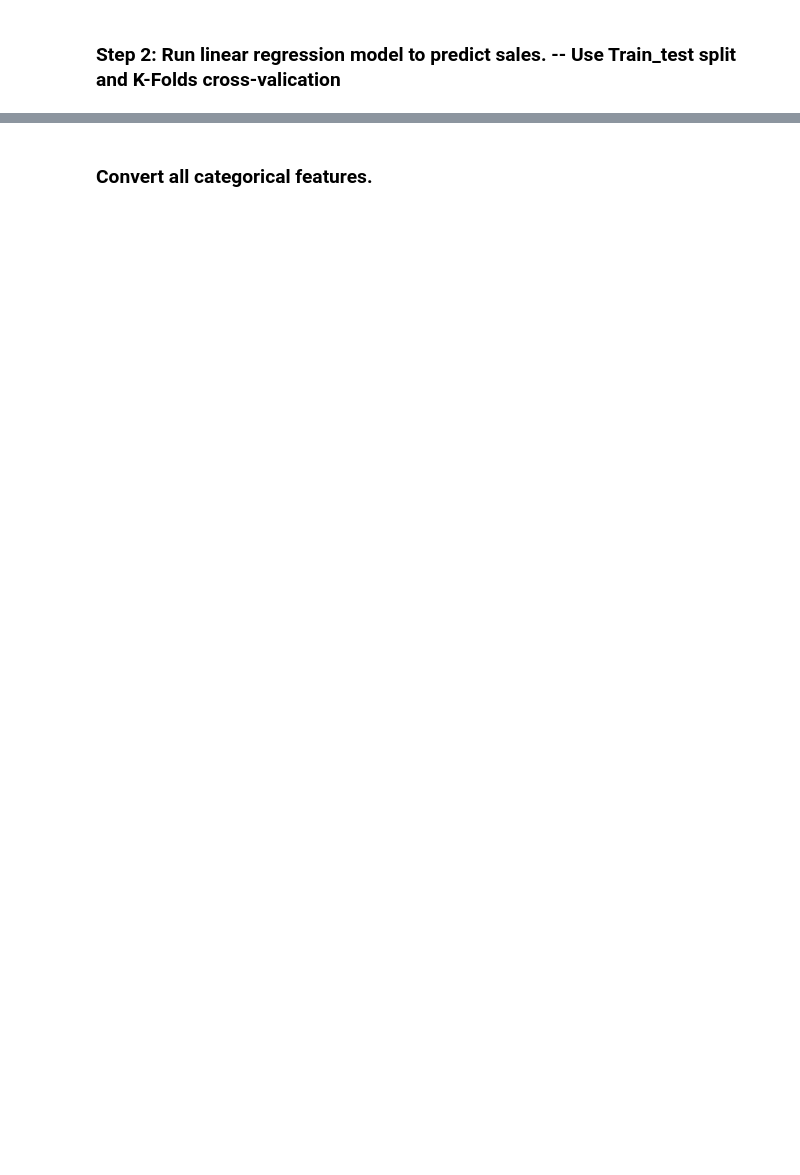
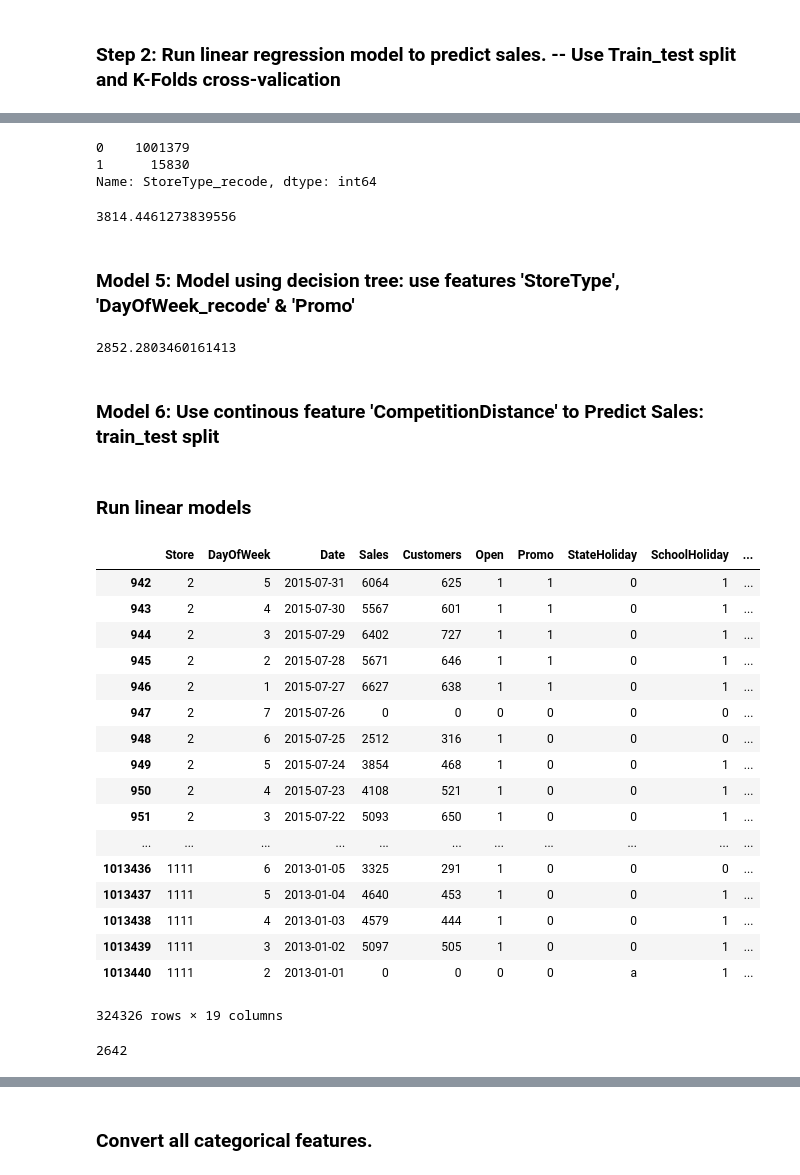
Before and after one commit to sososummer88/Rossmann-Store-Sale---Kaggle-Competition, a Jupyter notebook: Capstone Project - Fang Hong.ipynb, the cells around one changed output, grey strips where cells are left out. Cells and saved outputs as stored; diff of their text form; code cells hidden in the pictures; blank space fills up the shorter version.

Commit message:
Added models with categorical features

```diff
--- a/Capstone Project - Fang Hong.ipynb
+++ b/Capstone Project - Fang Hong.ipynb
@@ -230,0 +308,5 @@ test_store.head(5)
+# %%
+# Encode DayofWeek: 1-6=0, 7=1
+train_store['DayOfWeek_recode']=train_store.DayOfWeek.map(lambda x:1 if x==7 else 0)
+train_store['DayOfWeek_recode'].value_counts()
+#{'1':0, '2':0, '3':0, '4':0, '5':0, '6':0, '7':1}
@@ -230,0 +365,74 @@ test_store.head(5)
+# %%
+# Encode StoreType: 1 for type a, b, c,; 0 for type d
+train_store['StoreType_recode']=train_store.StoreType.map(lambda x:1 if x=='b' else 0)
+train_store['StoreType_recode'].value_counts()
+# %% [output]
+0    1001379
+1      15830
+Name: StoreType_recode, dtype: int64
+# %%
+# select x and y
+feature_cols=['StoreType_recode']
+X=train_store[feature_cols]
+y=train_store.Sales
+
+#Instantiate a DecisionTreeRegressor (with randome_state)
+treereg=DecisionTreeRegressor(random_state=1)
+scores=cross_val_score(treereg, X, y, scoring='neg_mean_squared_error')
+np.mean(np.sqrt(-scores))
+# %% [output]
+3814.4461273839556
+# %% [markdown]
+### Model 5: Model using decision tree: use features 'StoreType', 'DayOfWeek_recode'  & 'Promo'
+# %%
+# select x and y
+feature_cols=['StoreType_recode','Promo', 'DayOfWeek_recode' ]
+X=train_store[feature_cols]
+y=train_store.Sales
+
+#Instantiate a DecisionTreeRegressor (with randome_state)
+treereg=DecisionTreeRegressor(random_state=1)
+scores=cross_val_score(treereg, X, y, scoring='neg_mean_squared_error')
+np.mean(np.sqrt(-scores))
+# %% [output]
+2852.2803460161413
+# %% [markdown]
+### Model 6: Use continous feature 'CompetitionDistance' to Predict Sales: train_test split
+# %% [markdown]
+### Run linear models
+# %%
+from sklearn.model_selection import train_test_split
+from sklearn.linear_model import LinearRegression
+lr=LinearRegression()
+train_store.dropna()
+# Run models with different features
+#feature_cols=['CompetitionDistance']
+#X=train_store[feature_cols]
+#y=train_store.Sales
+
+#X_train, X_test, y_train, y_test=train_test_split(X, y)
+#lr.fit(X_train, y_train)
+#list(zip(feature_cols, lr.coef_))
+# %% [output]
+|  | Store | DayOfWeek | Date | Sales | Customers | Open | Promo | StateHoliday | SchoolHoliday | ... |
+| 942 | 2 | 5 | 2015-07-31 | 6064 | 625 | 1 | 1 | 0 | 1 | ... |
+| 943 | 2 | 4 | 2015-07-30 | 5567 | 601 | 1 | 1 | 0 | 1 | ... |
+| 944 | 2 | 3 | 2015-07-29 | 6402 | 727 | 1 | 1 | 0 | 1 | ... |
+| 945 | 2 | 2 | 2015-07-28 | 5671 | 646 | 1 | 1 | 0 | 1 | ... |
+| 946 | 2 | 1 | 2015-07-27 | 6627 | 638 | 1 | 1 | 0 | 1 | ... |
+| 947 | 2 | 7 | 2015-07-26 | 0 | 0 | 0 | 0 | 0 | 0 | ... |
+| 948 | 2 | 6 | 2015-07-25 | 2512 | 316 | 1 | 0 | 0 | 0 | ... |
+| 949 | 2 | 5 | 2015-07-24 | 3854 | 468 | 1 | 0 | 0 | 1 | ... |
+| 950 | 2 | 4 | 2015-07-23 | 4108 | 521 | 1 | 0 | 0 | 1 | ... |
+| 951 | 2 | 3 | 2015-07-22 | 5093 | 650 | 1 | 0 | 0 | 1 | ... |
+| ... | ... | ... | ... | ... | ... | ... | ... | ... | ... | ... |
+| 1013436 | 1111 | 6 | 2013-01-05 | 3325 | 291 | 1 | 0 | 0 | 0 | ... |
+| 1013437 | 1111 | 5 | 2013-01-04 | 4640 | 453 | 1 | 0 | 0 | 1 | ... |
+| 1013438 | 1111 | 4 | 2013-01-03 | 4579 | 444 | 1 | 0 | 0 | 1 | ... |
+| 1013439 | 1111 | 3 | 2013-01-02 | 5097 | 505 | 1 | 0 | 0 | 1 | ... |
+| 1013440 | 1111 | 2 | 2013-01-01 | 0 | 0 | 0 | 0 | a | 1 | ... |
+324326 rows × 19 columns
+# %%
+train_store['CompetitionDistance'].isnull().sum()
+# %% [output]
+2642
```
Also changed, not shown: parts of 29 cells of this notebook.
